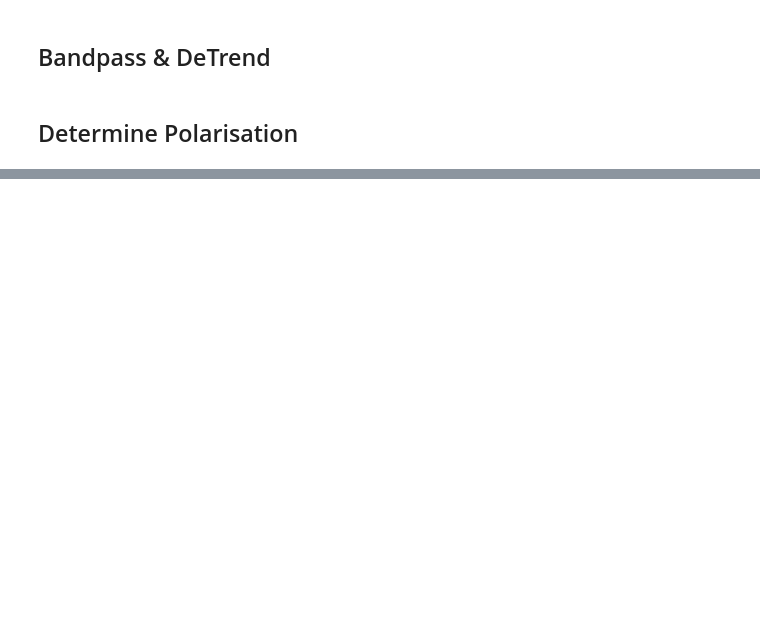
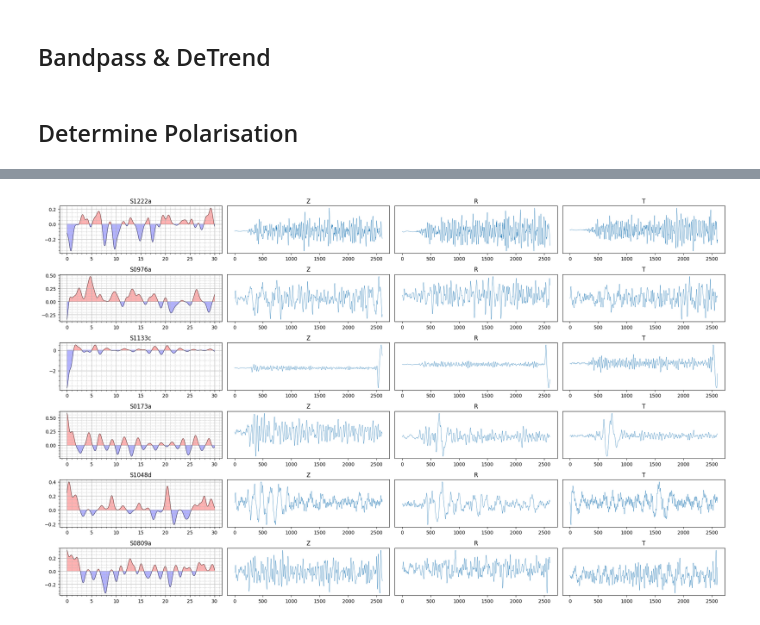
Before and after one commit to t0mmyt/insight-notebooks, a Jupyter notebook: notebooks/polarisation.ipynb, the cells around one changed output, grey strips where cells are left out. Saved outputs shown, nothing was run; the diff lists cells and outputs as text; code cells hidden in the pictures; blank space fills up the shorter version.

```diff
--- a/notebooks/polarisation.ipynb
+++ b/notebooks/polarisation.ipynb
@@ -108,0 +99,34 @@ events
+# %%
+st_lqt = {}
+for evt in events.index:
+    e = events.loc[evt]
+    st_lqt[evt] = st_zne[evt].copy().rotate(method="ZNE->LQT", back_azimuth=e.azimuth,
+                                            inclination=e.incident_angle)
+    # st_lqt[evt].plot(type="relative")
+# %%
+prf2 = {}
+for evt in events.index:
+    prf2[evt] = RFTrace.deconvolute(
+        st_zrt[evt][1], st_zrt[evt][2], method='iter',
+        tshift=before, f0=f0, itmax=itmax,
+        minderr=minderr)
+# %%
+fig, axs = plt.subplots(len(events), 4, figsize=(20, 12), dpi=100)  #, sharex=True)
+
+i = 0
+for evt in events.index:
+    ax = axs[i][0]
+    ax.set_title(evt)
+    ax.grid(which="major")
+    ax.grid(which="minor", linestyle="--", linewidth=.5)
+    ax.minorticks_on()
+    rf_plot(ax, prf2[evt])
+    for j in range(3):
+        axs[i][j + 1].set_title("ZRT"[j])
+        axs[i][j + 1].set_yticks([])
+        axs[i][j + 1].plot(st_lqt[evt].traces[j].data, linewidth=.5)
+    i += 1
+
+fig.tight_layout()
+# %% [output]
+[figure, added]
```
Also changed, not shown: parts of 9 cells of this notebook, 1 other file.
